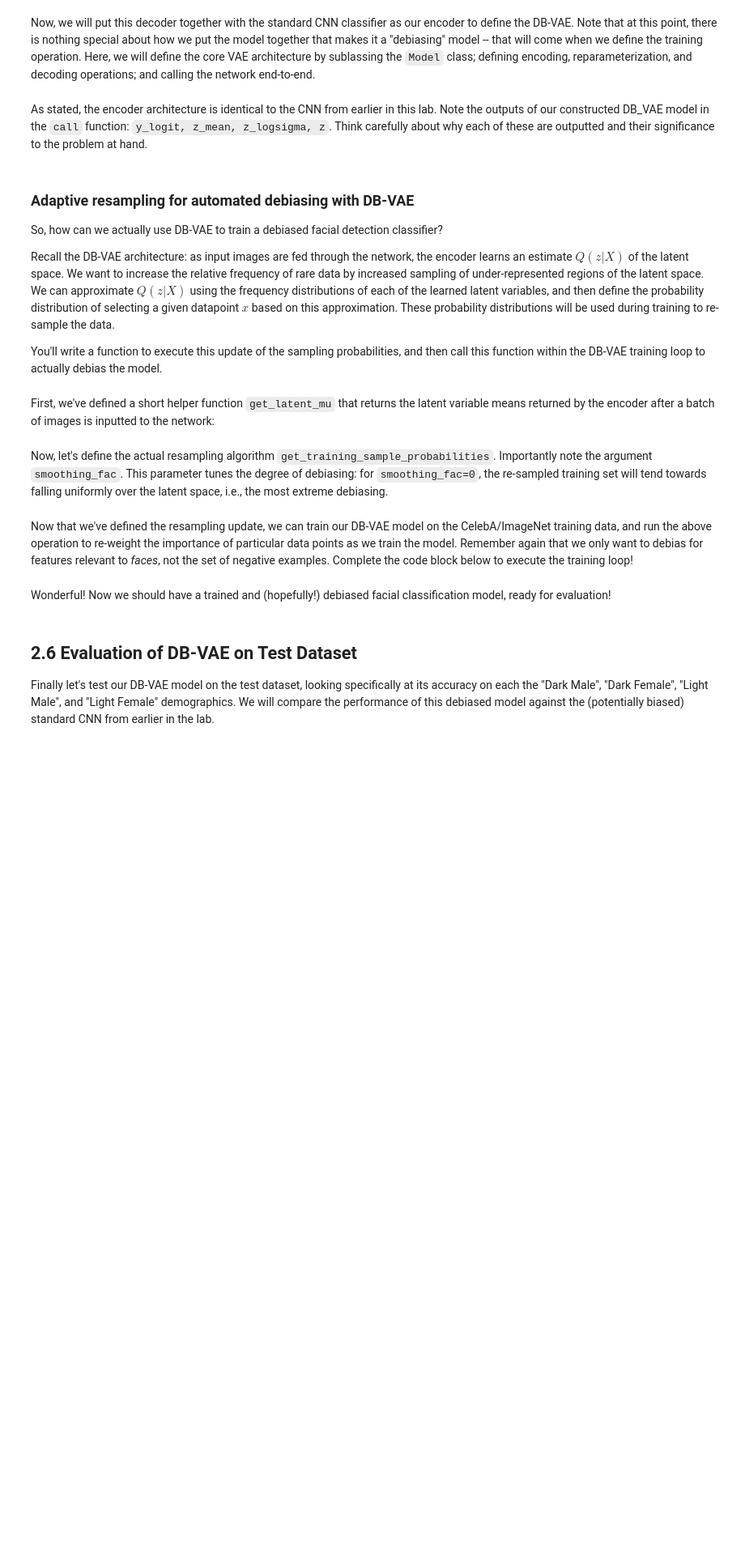
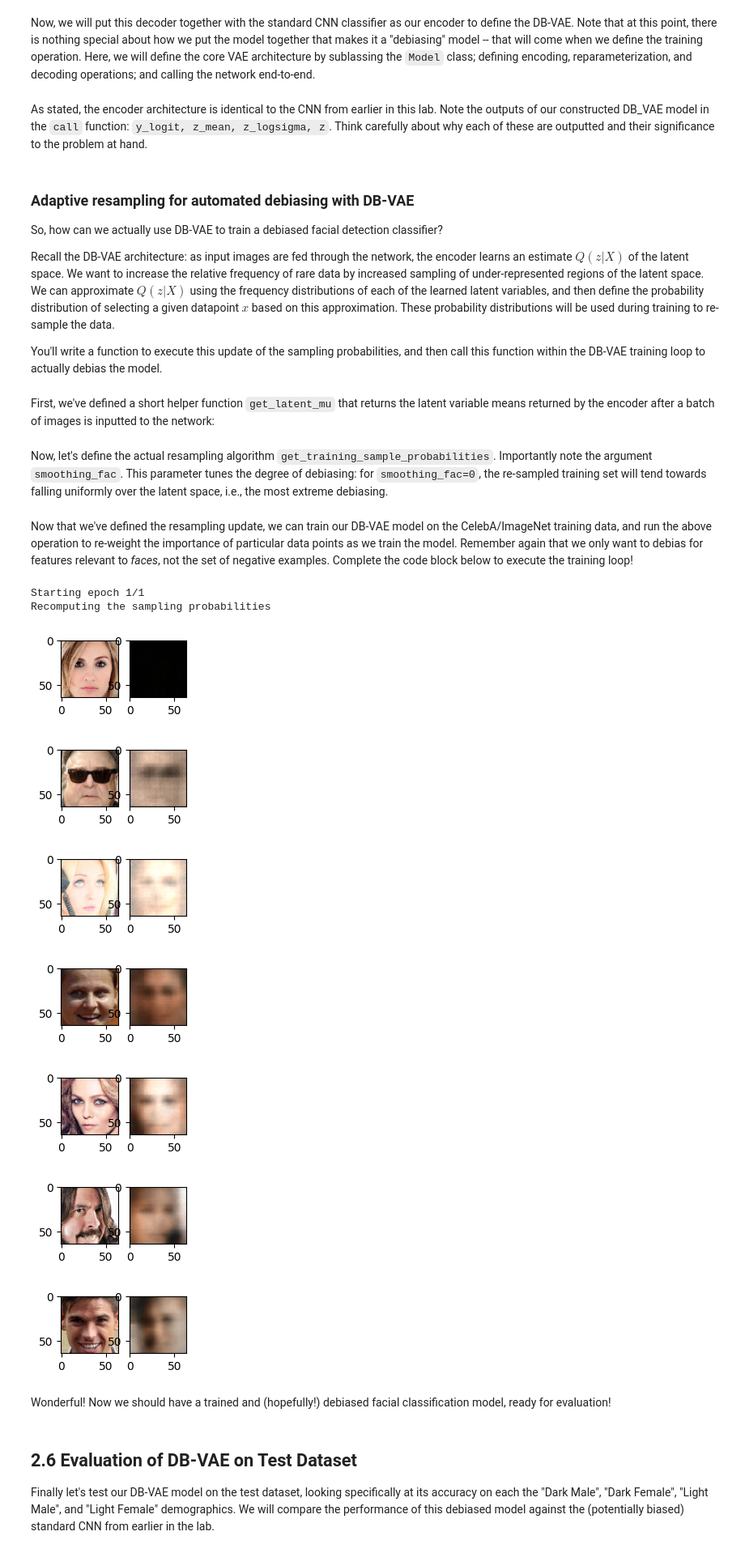
Before and after one commit to eZWALT/RLC-Reinforcement-Learning-Compilers, a Jupyter notebook: deep-learning/labs/lab2/Part2_Debiasing.ipynb, the cells around one changed output. Shown: that part at 81% size. Saved outputs shown, nothing was run; the diff lists cells and outputs as text; code cells hidden in the pictures; blank space fills up the shorter version.

```diff
--- a/deep-learning/labs/lab2/Part2_Debiasing.ipynb
+++ b/deep-learning/labs/lab2/Part2_Debiasing.ipynb
@@ -349,7 +361,7 @@ def sampling(z_mean, z_logsigma):
 
   # TODO: Define the reparameterization computation!
   # Note the equation is given in the text block immediately above.
-  z = # TODO
+  z = z_mean + tf.exp(0.5 * z_logsigma) * epsilon
   return z
 # %% [markdown]
 ## 2.5 Debiasing variational autoencoder (DB-VAE)
@@ -403,11 +415,11 @@ Let's write a function to define the DB-VAE loss function:
 def debiasing_loss_function(x, x_pred, y, y_logit, mu, logsigma):
 
   # TODO: call the relevant function to obtain VAE loss
-  vae_loss = vae_loss_function('''TODO''') # TODO
+  vae_loss = vae_loss_function(x, x_pred, mu, logsigma, kl_weight=0.0005)
 
   # TODO: define the classification loss using sigmoid_cross_entropy
   # https://www.tensorflow.org/api_docs/python/tf/nn/sigmoid_cross_entropy_with_logits
-  classification_loss = # TODO
+  classification_loss = tf.nn.sigmoid_cross_entropy_with_logits(y, y_logit)
 
   # Use the training data labels to create variable face_indicator:
   #   indicator that reflects which training data are images of faces
@@ -415,7 +427,7 @@ def debiasing_loss_function(x, x_pred, y, y_logit, mu, logsigma):
 
   # TODO: define the DB-VAE total loss! Use tf.reduce_mean to average over all
   # samples
-  total_loss = # TODO
+  total_loss = classification_loss + face_indicator * vae_loss
 
   return total_loss, classification_loss
 # %% [markdown]
@@ -487,13 +499,13 @@ class DB_VAE(tf.keras.Model):
   # VAE reparameterization: given a mean and logsigma, sample latent variables
   def reparameterize(self, z_mean, z_logsigma):
     # TODO: call the sampling function defined above
-    z = # TODO
+    z = sampling(z_mean, z_logsigma)
     return z
 
   # Decode the latent space and output reconstruction
   def decode(self, z):
     # TODO: use the decoder to output the reconstruction
-    reconstruction = # TODO
+    reconstruction = self.decoder(z)
     return reconstruction
 
   # The call function will be used to pass inputs x through the core VAE
@@ -502,10 +514,10 @@ class DB_VAE(tf.keras.Model):
     y_logit, z_mean, z_logsigma = self.encode(x)
 
     # TODO: reparameterization
-    z = # TODO
+    z = self.reparameterize(z_mean, z_logsigma)
 
     # TODO: reconstruction
-    recon = # TODO
+    recon = self.decoder(z)
     return y_logit, z_mean, z_logsigma, recon
 
   # Predict face or not face logit for given input x
@@ -548,7 +560,8 @@ def get_training_sample_probabilities(images, dbvae, bins=10, smoothing_fac=0.00
     print("Recomputing the sampling probabilities")
 
     # TODO: run the input batch and get the latent variable means
-    mu = get_latent_mu('''TODO''') # TODO
+    mu = get_latent_mu(images, dbvae)
+    # mu = get_latent_mu('''TODO''') # TODO
 
     # sampling probabilities for the images
     training_sample_p = np.zeros(mu.shape[0])
@@ -567,7 +580,8 @@ def get_training_sample_probabilities(images, dbvae, bins=10, smoothing_fac=0.00
         # TODO: call the digitize function to find which bins in the latent distribution
         #    every data sample falls in to
         # https://docs.scipy.org/doc/numpy-1.13.0/reference/generated/numpy.digitize.html
-        bin_idx = np.digitize('''TODO''', '''TODO''') # TODO
+        bin_idx = np.digitize(latent_distribution, bin_edges)
+        # bin_idx = np.digitize('''TODO''', '''TODO''') # TODO
 
         # smooth the density function
         hist_smoothed_density = hist_density + smoothing_fac
@@ -577,11 +591,13 @@ def get_training_sample_probabilities(images, dbvae, bins=10, smoothing_fac=0.00
         p = 1.0/(hist_smoothed_density[bin_idx-1])
 
         # TODO: normalize all probabilities
-        p = # TODO
+        p = p / np.sum(p)
+        # p = # TODO
 
         # TODO: update sampling probabilities by considering whether the newly
         #     computed p is greater than the existing sampling probabilities.
-        training_sample_p = # TODO
+        training_sample_p = np.maximum(p, training_sample_p)
+        # training_sample_p = # TODO
 
     # final normalization
     training_sample_p /= np.sum(training_sample_p)
@@ -600,7 +616,6 @@ params = dict(
   num_epochs = 1, #DB-VAE needs slightly more epochs to train
 )
 
-experiment = create_experiment("6S191_Lab2_Part2_DBVAE", params)
 
 # instantiate a new DB-VAE model and optimizer
 dbvae = DB_VAE(params["latent_dim"])
@@ -616,48 +631,58 @@ def debiasing_train_step(x, y):
     y_logit, z_mean, z_logsigma, x_recon = dbvae(x)
 
     '''TODO: call the DB_VAE loss function to compute the loss'''
-    loss, class_loss = debiasing_loss_function('''TODO arguments''') # TODO
+    loss, class_loss = debiasing_loss_function(x, x_recon, y, y_logit, z_mean, z_logsigma)
+    # loss, class_loss = debiasing_loss_function('''TODO arguments''') # TODO
 
   '''TODO: use the GradientTape.gradient method to compute the gradients.
      Hint: this is with respect to the trainable_variables of the dbvae.'''
-  grads = tape.gradient('''TODO''', '''TODO''') # TODO
+  grads = tape.gradient(loss, dbvae.trainable_variables)
+  # grads = tape.gradient('''TODO''', '''TODO''') # TODO
 
   # apply gradients to variables
   optimizer.apply_gradients(zip(grads, dbvae.trainable_variables))
   return loss
 
 # get training faces from data loader
 all_faces = loader.get_all_train_faces()
 
 if hasattr(tqdm, '_instances'): tqdm._instances.clear() # clear if it exists
 
 # The training loop -- outer loop iterates over the number of epochs
 step = 0
 for i in range(params["num_epochs"]):
 
   IPython.display.clear_output(wait=True)
   print("Starting epoch {}/{}".format(i+1, params["num_epochs"]))
 
   # Recompute data sampling proabilities
   '''TODO: recompute the sampling probabilities for debiasing'''
-  p_faces = get_training_sample_probabilities('''TODO''', '''TODO''') # TODO
+  p_faces = get_training_sample_probabilities(all_faces, dbvae)
+  # p_faces = get_training_sample_probabilities('''TODO''', '''TODO''') # TODO
 
   # get a batch of training data and compute the training step
   for j in tqdm(range(loader.get_train_size() // params["batch_size"])):
     # load a batch of data
     (x, y) = loader.get_batch(params["batch_size"], p_pos=p_faces)
 
     # loss optimization
     loss = debiasing_train_step(x, y)
-    experiment.log_metric("loss", loss.numpy().mean(), step=step)
 
     # plot the progress every 200 steps
     if j % 500 == 0:
       mdl.util.plot_sample(x, y, dbvae)
 
     step += 1
-
-experiment.end()
+# %% [output]
+Starting epoch 1/1
+Recomputing the sampling probabilities
+[figure, added]
+[figure, added]
+[figure, added]
+[figure, added]
+[figure, added]
+[figure, added]
+[figure, added]
 # %% [markdown]
 Wonderful! Now we should have a trained and (hopefully!) debiased facial classification model, ready for evaluation!
 # %% [markdown]
```
Also changed, not shown: parts of 11 cells of this notebook, 2 other files.
